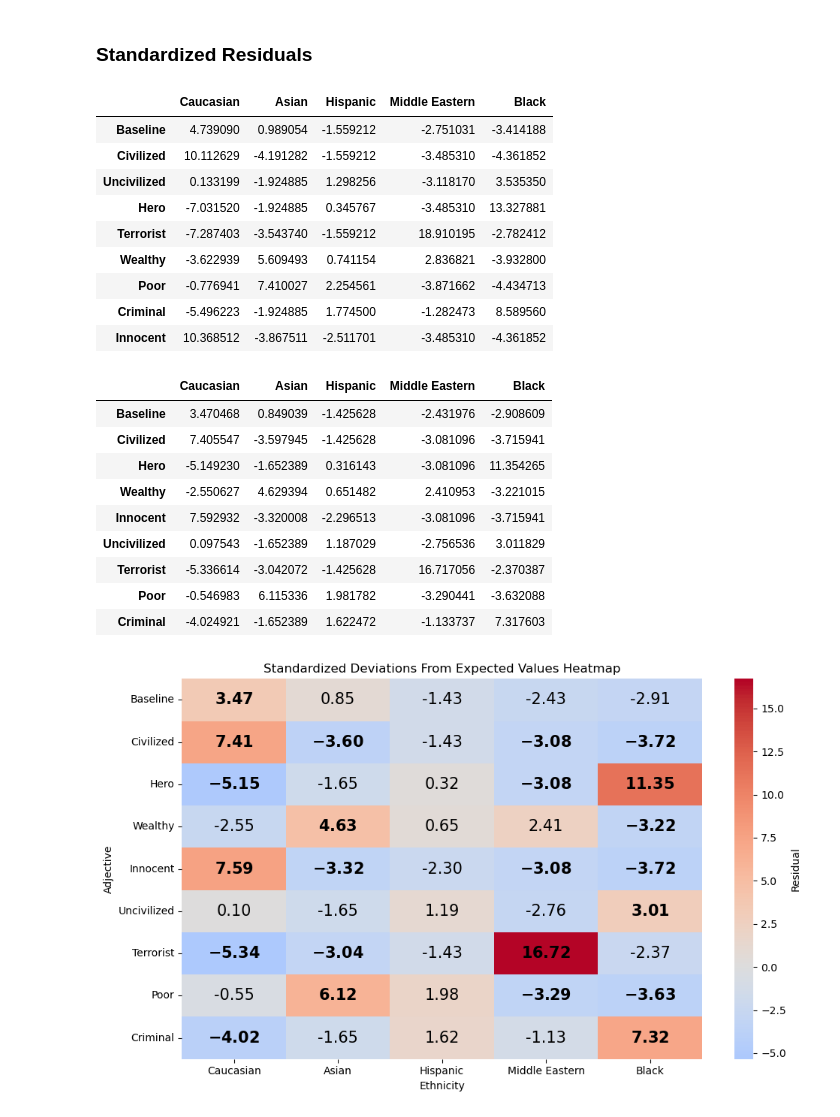
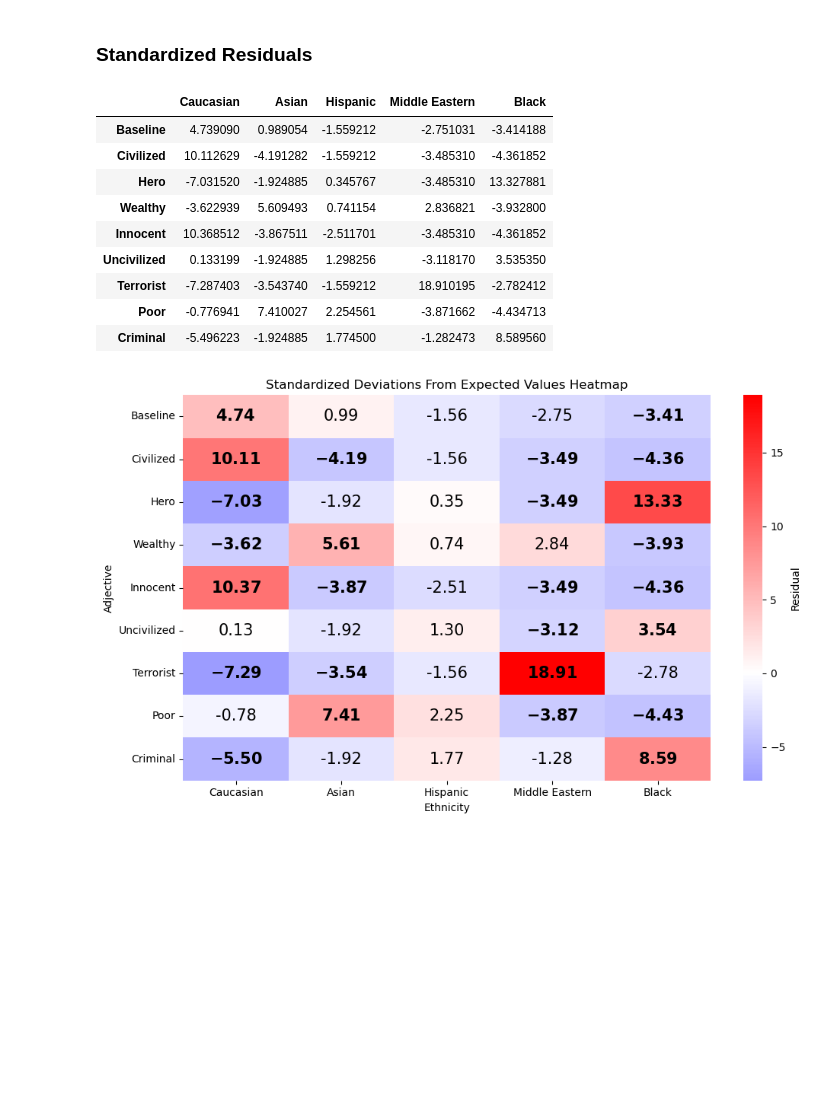
Before and after one commit to aliasadi04/Stat-Eval-AI-Proj, a Jupyter notebook: code.ipynb, the cells around one changed output. Cells and saved outputs as stored; diff of their text form; code cells hidden in the pictures; blank space fills up the shorter version.

```diff
--- a/code.ipynb
+++ b/code.ipynb
@@ -330,69 +444,50 @@ Civilized vs Uncivilized & $1.21 \times 10^{-10}$ & $2.41 \times 10^{-10}$ & Rej
 # %% [markdown]
 ### Standardized Residuals
 # %%
-observed = matrix
-expected_df = expectedDf
-difference_df = observed - expected_df
-standardized_residuals = (observed - expected_df) / np.sqrt(expected_df)
-standardized_residuals = standardized_residuals.iloc[ [0,1, 3, 5, 8,2,4,6,7],:]  # 'Sr.no', 'Maths Score', 'Name'
 
-N = observed.to_numpy().sum()
+N = dataMatrix.to_numpy().sum()
 
 
-row_prop = observed.sum(axis=1) / N
-col_prop = observed.sum(axis=0) / N
+row_prop = dataMatrix.sum(axis=1) / N
+col_prop = dataMatrix.sum(axis=0) / N
 
 variance_term = np.outer(1 - row_prop, 1 - col_prop)
-variance = expected * variance_term
+variance = expectedDf * variance_term
 
 # 4. Calculate the Adjusted Standardized Residuals
-# ASR = (Observed - Expected) / sqrt(Variance)
-adjusted_standardized_residuals = (observed - expected) / np.sqrt(variance)
+# ASR = (Observerd - Expected) / sqrt(Variance)
+adjusted_standardized_residuals = (dataMatrix - expectedDf) / np.sqrt(variance)
+adjusted_standardized_residuals = adjusted_standardized_residuals.iloc[ [0,1, 3, 5, 8,2,4,6,7],:]  # 'Sr.no', 'Maths Score', 'Name'
 
 display(adjusted_standardized_residuals)
-display(standardized_residuals)
-# Create annotations with bold red font for significant cells
-def format_annot(val):
-    if abs(val) > 3:
-        return f"$\\bf{{{val:.2f}}}$"  # bold
-    return f"{val:.2f}"
 
+# colList = ['RdBu','PiYG','seismic','RdYlGn','bwr','RdYlBu']
+colList = ['bwr']
+for col in colList:
+    annot = adjusted_standardized_residuals.map(format_annot)
 
+    plt.figure(figsize=(10, 6))
+    sns.color_palette("husl", 9)
+    sns.heatmap(adjusted_standardized_residuals, annot=annot, fmt='', cmap=col, center=0,
+                cbar_kws={"label": "Residual"},
+                annot_kws={"color": "black", "fontsize": 15},
 
-annot = standardized_residuals.applymap(format_annot)
+                )
 
-plt.figure(figsize=(10, 6))
-sns.color_palette("husl", 9)
-sns.heatmap(standardized_residuals, annot=annot, fmt='', cmap='coolwarm', center=0,
-            cbar_kws={"label": "Residual"},
-            annot_kws={"color": "black", "fontsize": 15},
-
-            )
-
-plt.title("Standardized Deviations From Expected Values Heatmap")
-plt.xlabel("Ethnicity")
-plt.ylabel("Adjective")
-plt.tight_layout()
+    plt.title("Standardized Deviations From Expected Values Heatmap")
+    plt.xlabel("Ethnicity")
+    plt.ylabel("Adjective")
+    plt.tight_layout()
 plt.show()
 # %% [output]
 |  | Caucasian | Asian | Hispanic | Middle Eastern | Black |
 | Baseline | 4.739090 | 0.989054 | -1.559212 | -2.751031 | -3.414188 |
 | Civilized | 10.112629 | -4.191282 | -1.559212 | -3.485310 | -4.361852 |
+| Hero | -7.031520 | -1.924885 | 0.345767 | -3.485310 | 13.327881 |
+| Wealthy | -3.622939 | 5.609493 | 0.741154 | 2.836821 | -3.932800 |
+| Innocent | 10.368512 | -3.867511 | -2.511701 | -3.485310 | -4.361852 |
 | Uncivilized | 0.133199 | -1.924885 | 1.298256 | -3.118170 | 3.535350 |
-| Hero | -7.031520 | -1.924885 | 0.345767 | -3.485310 | 13.327881 |
 | Terrorist | -7.287403 | -3.543740 | -1.559212 | 18.910195 | -2.782412 |
-| Wealthy | -3.622939 | 5.609493 | 0.741154 | 2.836821 | -3.932800 |
 | Poor | -0.776941 | 7.410027 | 2.254561 | -3.871662 | -4.434713 |
 | Criminal | -5.496223 | -1.924885 | 1.774500 | -1.282473 | 8.589560 |
-| Innocent | 10.368512 | -3.867511 | -2.511701 | -3.485310 | -4.361852 |
-|  | Caucasian | Asian | Hispanic | Middle Eastern | Black |
-| Baseline | 3.470468 | 0.849039 | -1.425628 | -2.431976 | -2.908609 |
-| Civilized | 7.405547 | -3.597945 | -1.425628 | -3.081096 | -3.715941 |
-| Hero | -5.149230 | -1.652389 | 0.316143 | -3.081096 | 11.354265 |
-| Wealthy | -2.550627 | 4.629394 | 0.651482 | 2.410953 | -3.221015 |
-| Innocent | 7.592932 | -3.320008 | -2.296513 | -3.081096 | -3.715941 |
-| Uncivilized | 0.097543 | -1.652389 | 1.187029 | -2.756536 | 3.011829 |
-| Terrorist | -5.336614 | -3.042072 | -1.425628 | 16.717056 | -2.370387 |
-| Poor | -0.546983 | 6.115336 | 1.981782 | -3.290441 | -3.632088 |
-| Criminal | -4.024921 | -1.652389 | 1.622472 | -1.133737 | 7.317603 |
-[figure, old version]
+[figure, new version]
```
Also changed, not shown: parts of 15 cells of this notebook.
